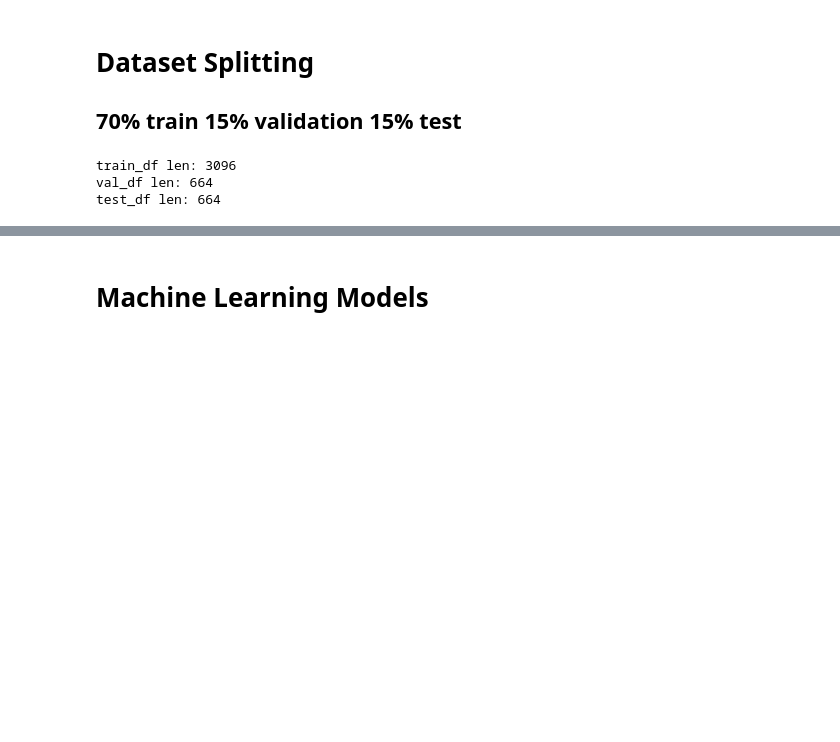
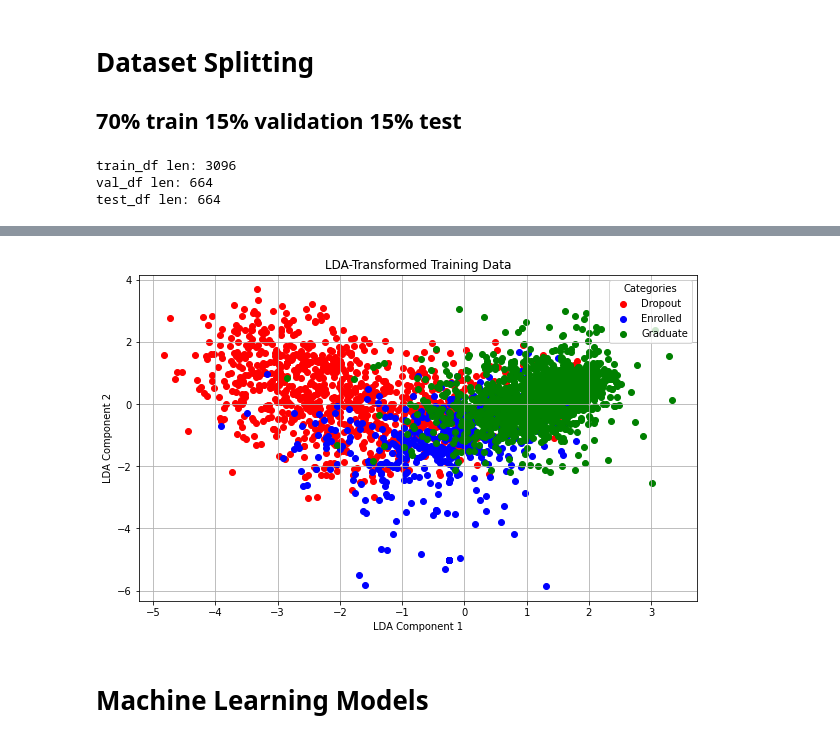
Before and after one commit to GelsonSze/CSC713M-MCO, a Jupyter notebook: CSC713M MCO.ipynb, the cells around one changed output, grey strips where cells are left out. Saved outputs shown, nothing was run; the diff lists cells and outputs as text; code cells hidden in the pictures; blank space fills up the shorter version.

```diff
--- a/CSC713M MCO.ipynb
+++ b/CSC713M MCO.ipynb
@@ -118,0 +166,3 @@ OHE_test_df.head()
+# %%
+b=y_train.iloc[:,1:].values
+b
@@ -119,3 +177,47 @@ OHE_test_df.head()
+# %%
+labels = b
+
+labelss = [0]*3096
+
+i = 0
+
+for ctr in labels:
+    if ctr == 'Dropout':
+        labelss[i] = 0
+        i+=1
+    if ctr == 'Enrolled':
+        labelss[i] = 1
+        i+=1
+    if ctr == 'Graduate':
+        labelss[i] = 2
+        i+=1
+# %%
+categories = np.unique(labelss)
+category_labels = ['Dropout', 'Enrolled', 'Graduate']
+color_mapping = {0: 'red', 1: 'blue', 2: 'green'}
+
+plt.figure(figsize=(10, 6))
+scatter_handles = []
+
+for category, label in zip(categories, category_labels):
+    #filter data points per category
+    X_category = X_train_lda[labelss == category]
+
+    scatter = plt.scatter(X_category[:, 0], X_category[:, 1], label=label, color=color_mapping[category])
+
+    #for legend
+    scatter_handles.append(scatter)
+
+
+plt.title('LDA-Transformed Training Data')
+plt.xlabel('LDA Component 1')
+plt.ylabel('LDA Component 2')
+plt.grid(True)
+legend = plt.legend(category_labels, loc='upper right')
+legend.set_title('Categories')
+plt.show()
+# %% [output]
+[figure, added]
 # %% [markdown]
 # Machine Learning Models
 # %% [markdown]
```
Also changed, not shown: parts of 12 cells of this notebook.
